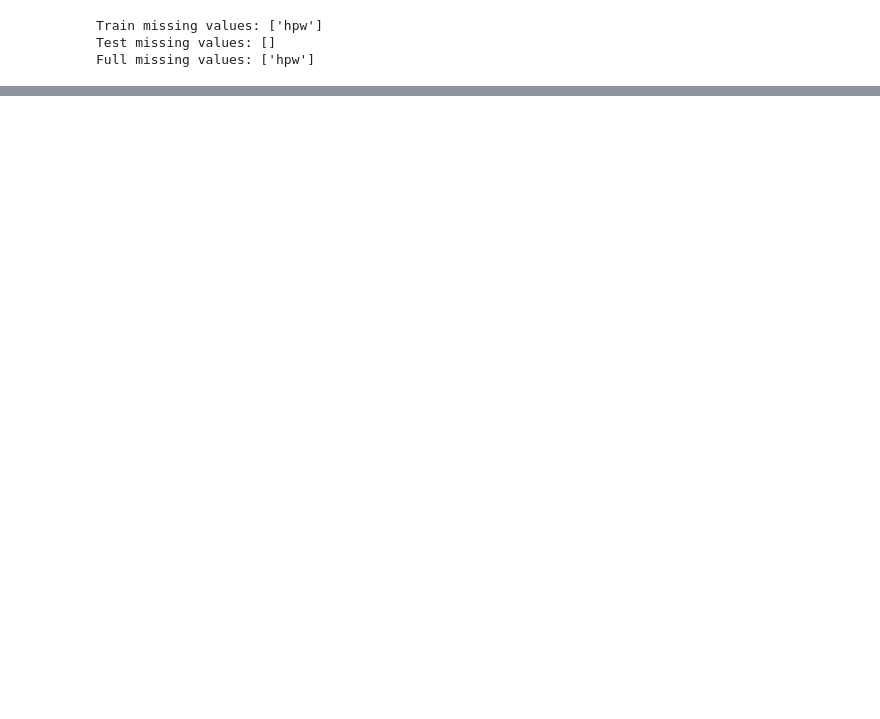
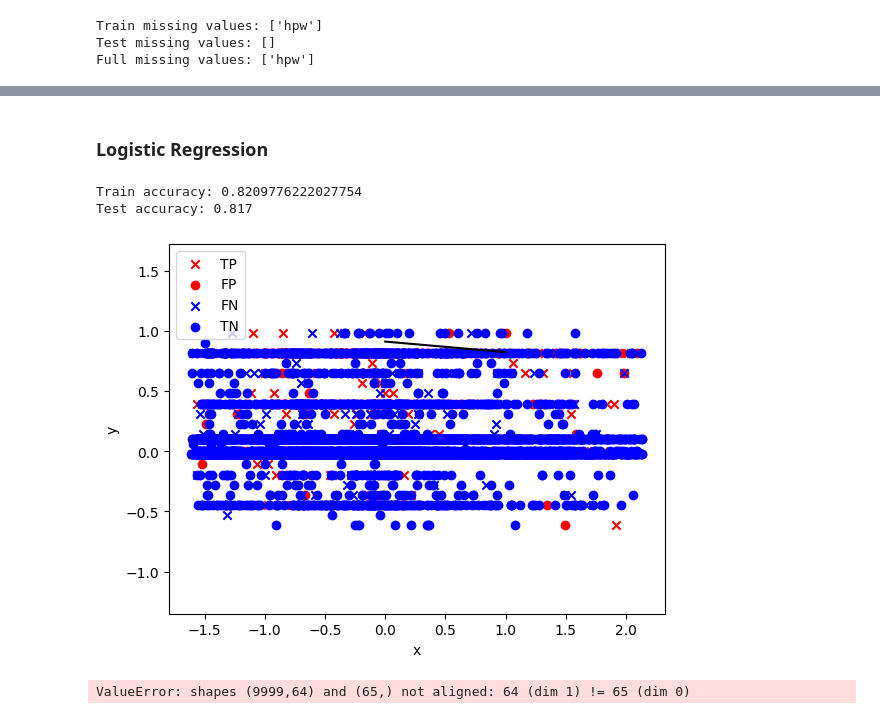
Before and after one commit to mateidumitrescu/tema2_IA, a Jupyter notebook: salary.ipynb, the cells around one changed output, grey strips where cells are left out. Drawn from its saved outputs; the diff is of its cells as text; code cells hidden in the pictures; blank space fills up the shorter version.

```diff
--- a/salary.ipynb
+++ b/salary.ipynb
@@ -647,0 +693,2 @@ plot_data(full_dataset, 'Full dataset after removing outliers')
+# %% [markdown]
+### Logistic Regression
@@ -647,0 +745,38 @@ plot_data(full_dataset, 'Full dataset after removing outliers')
+# %%
+# sigmoid logistic function
+def sigmoid(x):
+    return 1 / (1 + np.exp(-x))
+# %%
+# logistic predicition function
+def predict(X, w):
+    return sigmoid(np.dot(X, w))
+# %%
+# training and avaluating the model
+def train_eval_logistic(X_train, y_train, X_test, y_test, epochs_no, lr=0.01):
+    (N, D) = X_train.shape
+    w = np.random.randn(D)
+    train_acc, test_acc = [], []
+    train_nll, test_nll = [], []
+
+    for epoch in range(epochs_no):
+        Y_train = predict(X_train, w)
+        train_nll.append(-np.mean(y_train * np.log(Y_train) + (1 - y_train) * np.log(1 - Y_train)))
+        train_acc.append(np.mean((Y_train > 0.5) == y_train))
+
+        Y_test = predict(X_test, w)
+        test_nll.append(-np.mean(y_test * np.log(Y_test) + (1 - y_test) * np.log(1 - Y_test)))
+        test_acc.append(np.mean((Y_test > 0.5) == y_test))
+
+        w -= lr * np.dot(X_train.T, Y_train - y_train) / N
+
+    return w, train_nll, test_nll, train_acc, test_acc
+
+
+w, train_nll, test_nll, train_acc, test_acc = train_eval_logistic(X_train, y_train, X_test, y_test, lr=0.15, epochs_no=1500)
+print('Train accuracy:', train_acc[-1])
+print('Test accuracy:', test_acc[-1])
+visualize_dataset(X_train[:, :-1], y_train, predict(X_train, w), w)
+# %% [output]
+Train accuracy: 0.8209776222027754
+Test accuracy: 0.817
+[figure, added]
@@ -647,0 +790,7 @@ plot_data(full_dataset, 'Full dataset after removing outliers')
+# %%
+#  predicting the test dataset
+y_pred = predict(X, w)
+y_pred = (y_pred > 0.5).astype(int)
+calculate_plot_confusion_matrix(T, y_pred,  'Manual Logistic Regression Confusion Matrix')
+# %% [output]
+ValueError: shapes (9999,64) and (65,) not aligned: 64 (dim 1) != 65 (dim 0)
```
Also changed, not shown: parts of 15 cells of this notebook, 2 other files.
